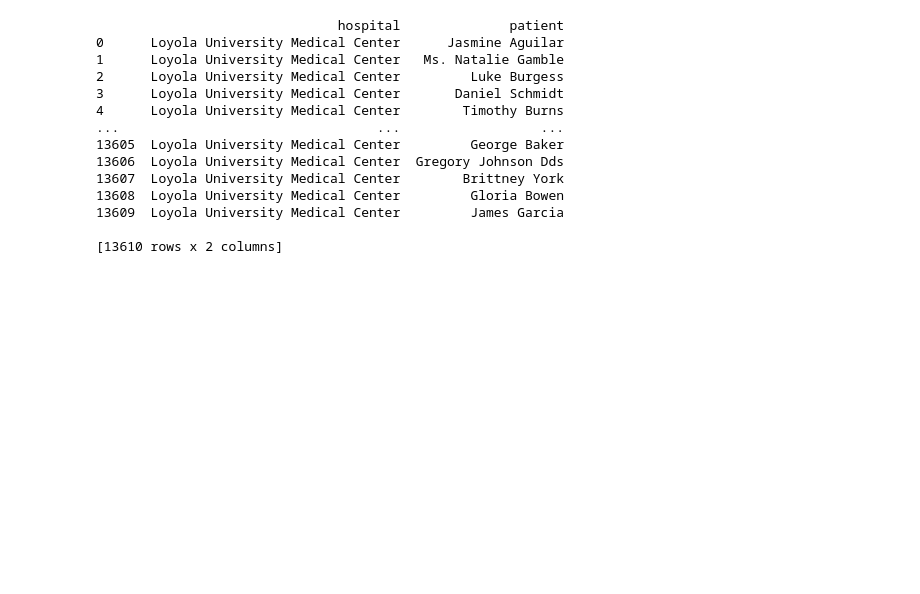
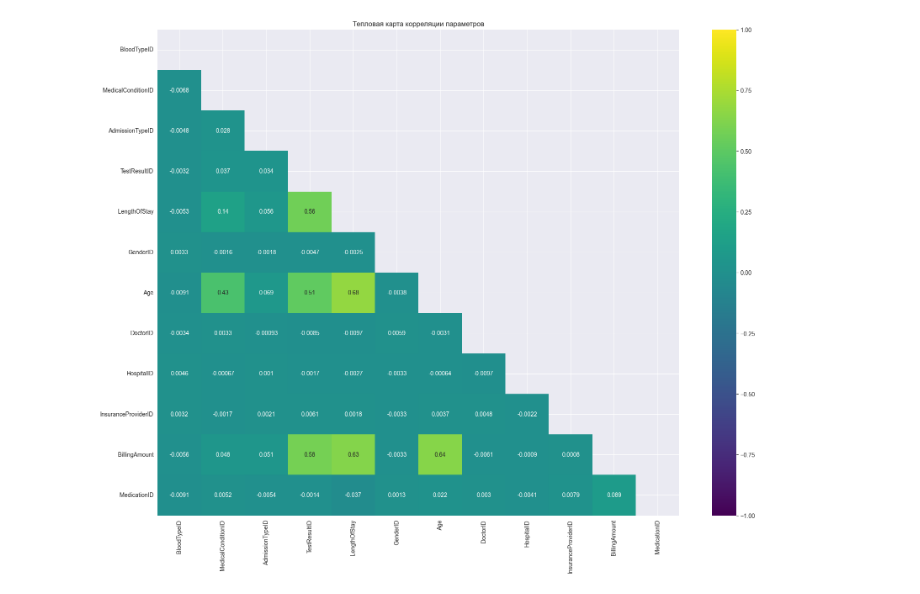
Before and after one commit to mr-Dmitri/BELHARD_DataScience_BaseLevel_DZ-3, a Jupyter notebook: DZ-3.ipynb, the cells around one changed output. Saved outputs shown, nothing was run; the diff lists cells and outputs as text; code cells hidden in the pictures; blank space fills up the shorter version.

```diff
--- a/DZ-3.ipynb
+++ b/DZ-3.ipynb
@@ -317,9 +350,9 @@ def fill_db_tabes(df: pd.DataFrame):
 # %%
 # Создам представление
 def create_view():
-    drop_sql = """DROP VIEW IF EXISTS vw_patients"""
+    drop_sql = """DROP VIEW IF EXISTS view_label_encoding_df"""
     create_sql = """
-    CREATE VIEW vw_patients AS
+    CREATE VIEW view_label_encoding_df AS
     SELECT dataset.id,
             dataset.Name,
             dataset.Age,
@@ -335,7 +368,7 @@ def create_view():
             admission_types.id AS AdmissionTypeID,
             dataset.DischargeDate,
             medications.id AS MedicationID,
-            test_results.id,
+            test_results.id AS TestResultID,
             dataset.LengthOfStay
     FROM dataset
     JOIN genders ON genders.Gender = dataset.Gender
@@ -384,10 +430,30 @@ def get_hospital_patients(hospitals : list):
+# %%
+def correlation_visualization(df):
+    """
+    Визуализация корреляции параметров
+
+    :param df:
+    :return:
+    """
+    corr = df.corr()
+    mask = np.triu(np.ones_like(corr), k=0)
+
+    Visualization(df).heatmap_plot(data = corr,
+                                   title='Тепловая карта корреляции параметров',
+                                   mask=mask,
+                                   annot=True,
+                                   cmap='viridis',
+                                   vmin=-1,
+                                   vmax=1,
+                                   figsize = (20,15)
+    )
 # %%
     try:
         if not os.path.exists(dataset_path):
             # Загрузка файла датасета из kaggle если он не загружен
             load_kaggle_data_set(kaggle_data_set)
         # Загрузка файла в датафрейм
-        # df = load_data_csv(dataset_path)
+        df = load_data_csv(dataset_path)
 
         # Информация о датафрейме (датасете)
         # df.info()
@@ -407,46 +473,41 @@ def get_hospital_patients(hospitals : list):
                            'Date of Admission'  : 'DateOfAdmission',
                            'Insurance Provider' : 'InsuranceProvider',
                            'Billing Amount'     : 'BillingAmount',
                            'Room Number'        : 'RoomNumber',
                            'Admission Type'     : 'AdmissionType',
                            'Discharge Date'     : 'DischargeDate',
                            'Test Results'       : 'TestResults',
                            'Length of Stay'     : 'LengthOfStay'
                            },
                   inplace=True
         )
 
         # df.info()           # Информация о датафрейме (датасете)
         db_cerate()         # Создать БД, со всеми таблицами (таблицы пустые)
         fill_db_tabes(df)   # Заполнить таблицы в БД соответствующими данными из датасета (датафрейма)
         create_view()       # Создать представление
 
+
+        # print(df)
+        abel_encoding_df = get_view_label_encoding_df()
+        correlation_visualization(abel_encoding_df)
+
+
+
+
         # docs = get_docs()
         # get_doctor_patients(docs)
         # print(doctor_patients)
 
         hosps = get_hospitals()
         h_p = get_hospital_patients(hosps)
         h_p_df = pd.DataFrame.from_records(h_p)
-        print(h_p_df)
+        # print(h_p_df)
 
-        # Вывести графи поциентов по клиникам
+        # Вывести графи процентов по клиникам
 
 
     except Exception as e:
         print(f'При выполнении произошла ошибка: {e}')
 # %% [output]
-                               hospital              patient
-0      Loyola University Medical Center      Jasmine Aguilar
-1      Loyola University Medical Center   Ms. Natalie Gamble
-2      Loyola University Medical Center         Luke Burgess
-3      Loyola University Medical Center       Daniel Schmidt
-4      Loyola University Medical Center        Timothy Burns
-...                                 ...                  ...
-13605  Loyola University Medical Center         George Baker
-13606  Loyola University Medical Center  Gregory Johnson Dds
-13607  Loyola University Medical Center        Brittney York
-13608  Loyola University Medical Center         Gloria Bowen
-13609  Loyola University Medical Center         James Garcia
-
-[13610 rows x 2 columns]
+[figure, added]
```
Also changed, not shown: parts of 5 cells of this notebook.
